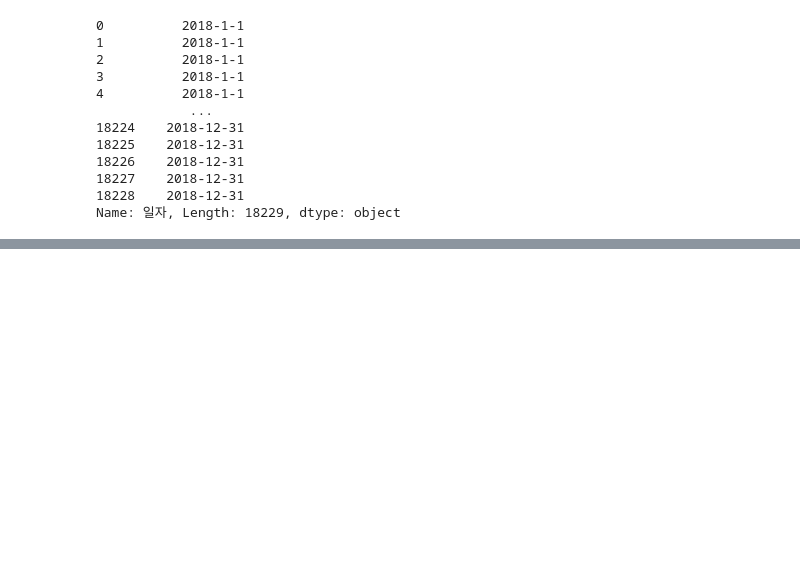
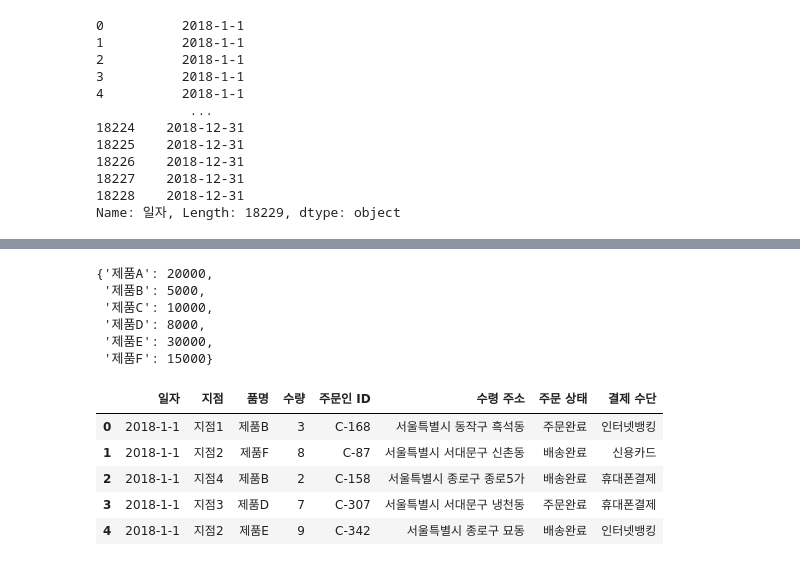
Before and after one commit to Huni0318/preprocessing, a Jupyter notebook: 07. 연습/practice1.ipynb, the cells around one changed output, grey strips where cells are left out. Drawn from its saved outputs; the diff is of its cells as text; code cells hidden in the pictures; blank space fills up the shorter version.

```diff
--- a/07. 연습/practice1.ipynb
+++ b/07. 연습/practice1.ipynb
@@ -727,0 +756,19 @@ Name: 일자, Length: 18229, dtype: object
+# %%
+price_dict = price_df.loc['제품A':'제품F',0].to_dict()
+price_dict
+# %% [output]
+{'제품A': 20000,
+ '제품B': 5000,
+ '제품C': 10000,
+ '제품D': 8000,
+ '제품E': 30000,
+ '제품F': 15000}
+# %%
+merged_df.head()
+# %% [output]
+|  | 일자 | 지점 | 품명 | 수량 | 주문인 ID | 수령 주소 | 주문 상태 | 결제 수단 |
+| 0 | 2018-1-1 | 지점1 | 제품B | 3 | C-168 | 서울특별시 동작구 흑석동 | 주문완료 | 인터넷뱅킹 |
+| 1 | 2018-1-1 | 지점2 | 제품F | 8 | C-87 | 서울특별시 서대문구 신촌동 | 배송완료 | 신용카드 |
+| 2 | 2018-1-1 | 지점4 | 제품B | 2 | C-158 | 서울특별시 종로구 종로5가 | 배송완료 | 휴대폰결제 |
+| 3 | 2018-1-1 | 지점3 | 제품D | 7 | C-307 | 서울특별시 서대문구 냉천동 | 주문완료 | 휴대폰결제 |
+| 4 | 2018-1-1 | 지점2 | 제품E | 9 | C-342 | 서울특별시 종로구 묘동 | 배송완료 | 인터넷뱅킹 |
```
Also changed, not shown: parts of 5 cells of this notebook.
